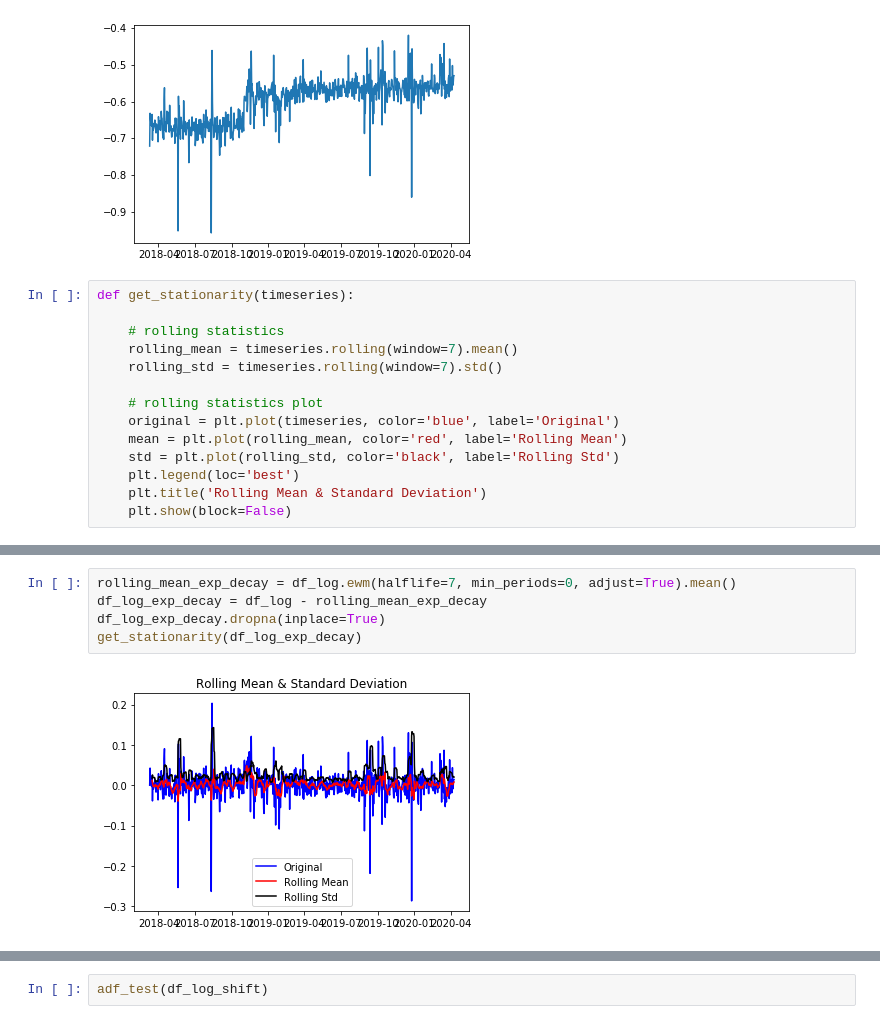
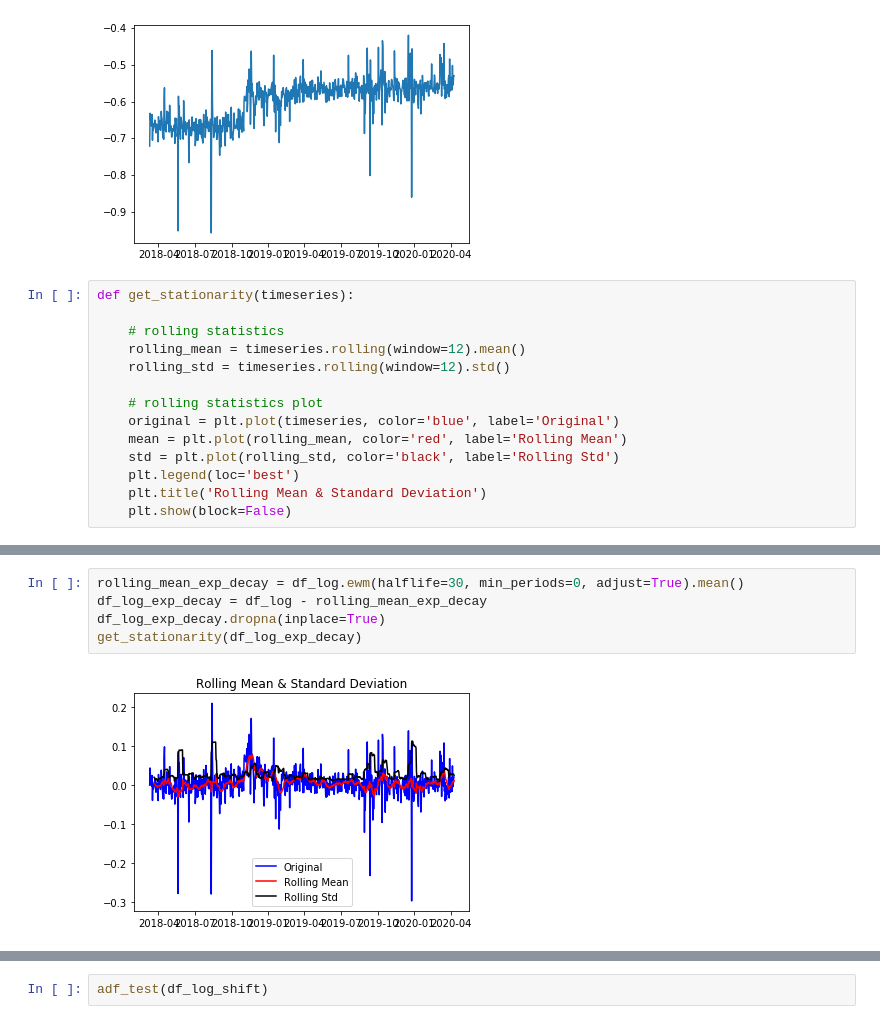
Before and after one commit to mostofa-ahsan/Chicago-Timeseries_Transportation, a Jupyter notebook: SARIMAX_NEW_DATA.ipynb, the cells around one changed output, grey strips where cells are left out. Cells and saved outputs as stored; diff of their text form.

```diff
--- a/SARIMAX_NEW_DATA.ipynb
+++ b/SARIMAX_NEW_DATA.ipynb
@@ -338,8 +425,8 @@ plt.plot(df_log)
 def get_stationarity(timeseries):
 
     # rolling statistics
-    rolling_mean = timeseries.rolling(window=7).mean()
-    rolling_std = timeseries.rolling(window=7).std()
+    rolling_mean = timeseries.rolling(window=12).mean()
+    rolling_std = timeseries.rolling(window=12).std()
 
     # rolling statistics plot
     original = plt.plot(timeseries, color='blue', label='Original')
@@ -370,12 +457,12 @@ Strong evidence against the null hypothesis
 Reject the null hypothesis
 Data has no unit root and is stationary
 # %%
-rolling_mean_exp_decay = df_log.ewm(halflife=7, min_periods=0, adjust=True).mean()
+rolling_mean_exp_decay = df_log.ewm(halflife=30, min_periods=0, adjust=True).mean()
 df_log_exp_decay = df_log - rolling_mean_exp_decay
 df_log_exp_decay.dropna(inplace=True)
 get_stationarity(df_log_exp_decay)
 # %% [output]
-[figure, old version]
+[figure, new version]
 # %%
 adf_test(df_log_exp_decay)
 # %% [output]
```
Also changed, not shown: parts of 23 cells of this notebook.
